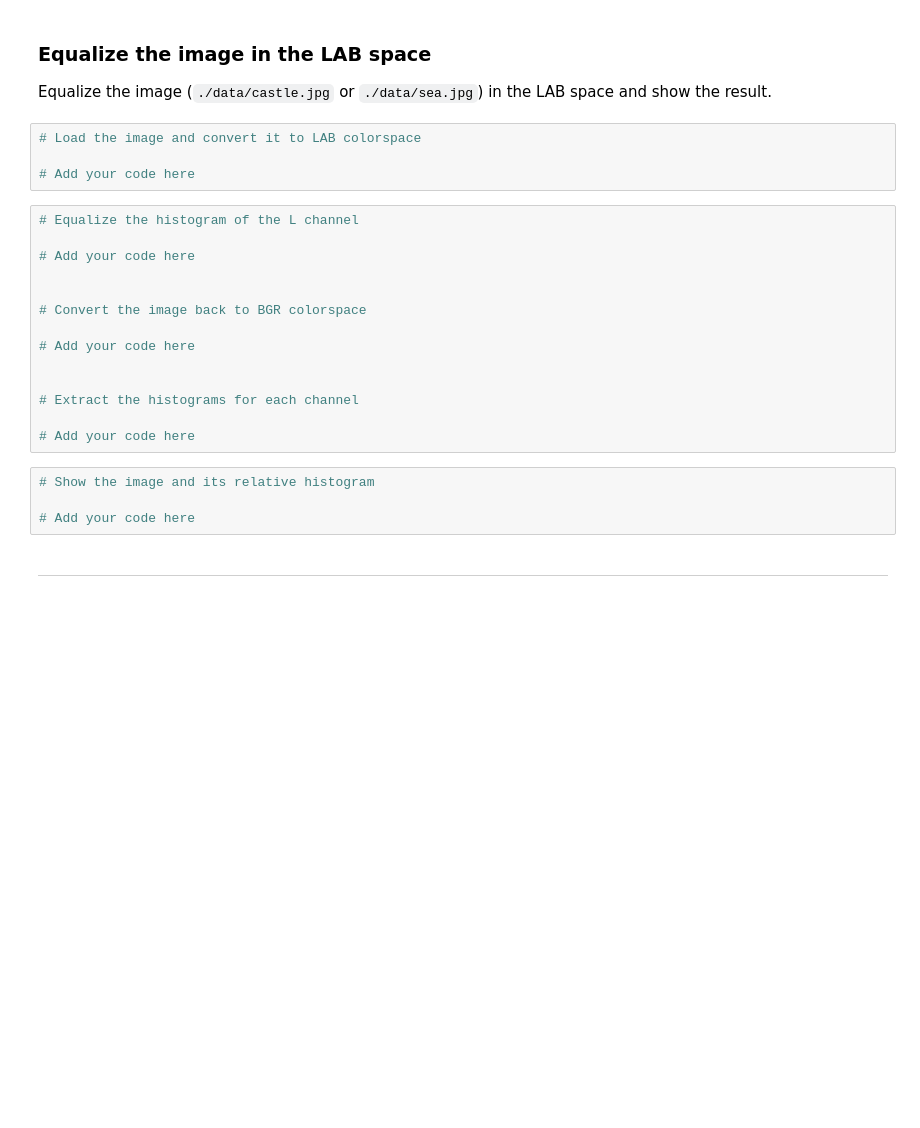
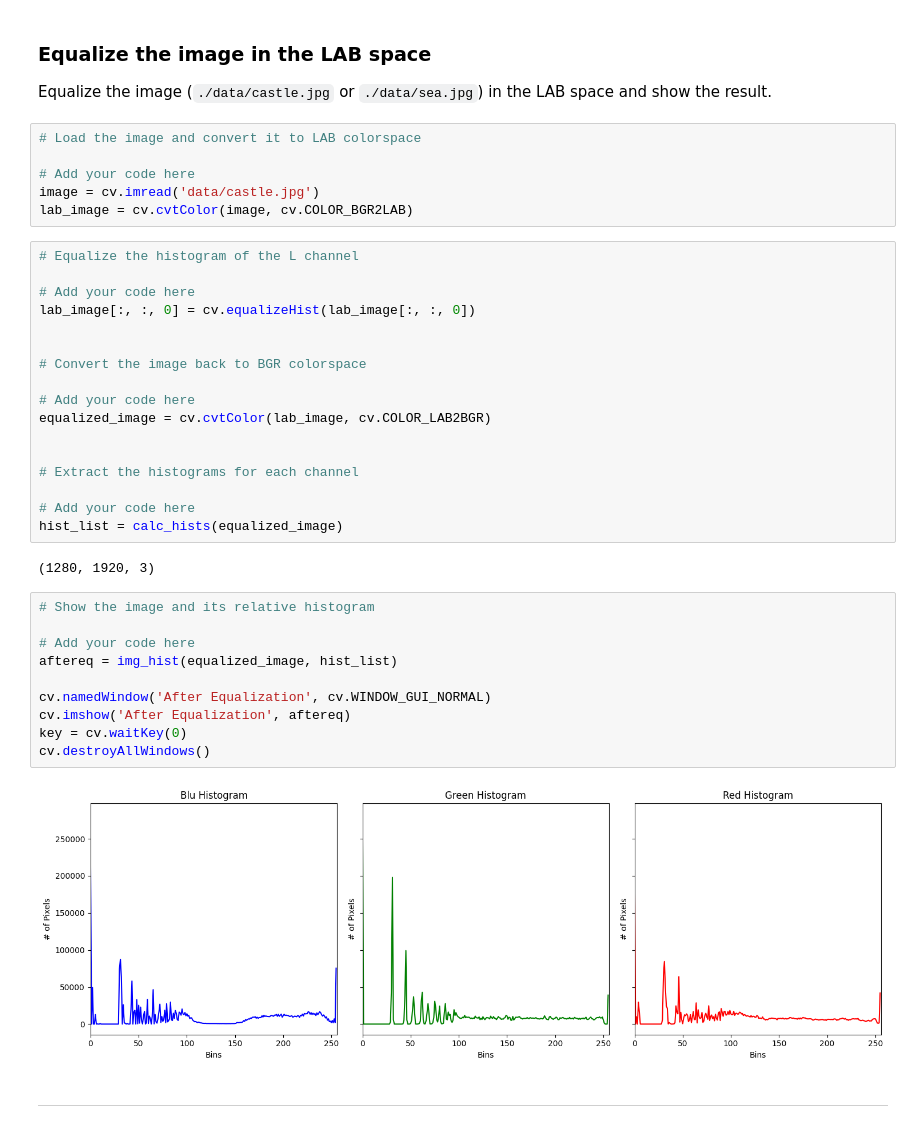
Before and after one commit to giacomocalabria/Lab-Computer-Vision, a Jupyter notebook: lab1/template_lab01.ipynb, the cells around one changed output. Drawn from its saved outputs; the diff is of its cells as text; blank space fills up the shorter version.

```diff
--- a/lab1/template_lab01.ipynb
+++ b/lab1/template_lab01.ipynb
@@ -237,24 +243,39 @@ Equalize the image (`./data/castle.jpg` or `./data/sea.jpg`) in the LAB space an
 # Load the image and convert it to LAB colorspace
 
 # Add your code here
+image = cv.imread('data/castle.jpg')
+lab_image = cv.cvtColor(image, cv.COLOR_BGR2LAB)
 # %%
 # Equalize the histogram of the L channel
 
 # Add your code here
+lab_image[:, :, 0] = cv.equalizeHist(lab_image[:, :, 0])
 
 
 # Convert the image back to BGR colorspace
 
 # Add your code here
+equalized_image = cv.cvtColor(lab_image, cv.COLOR_LAB2BGR)
 
 
 # Extract the histograms for each channel
 
 # Add your code here
+hist_list = calc_hists(equalized_image)
+# %% [output]
+(1280, 1920, 3)
 # %%
 # Show the image and its relative histogram
 
 # Add your code here
+aftereq = img_hist(equalized_image, hist_list)
+
+cv.namedWindow('After Equalization', cv.WINDOW_GUI_NORMAL)
+cv.imshow('After Equalization', aftereq)
+key = cv.waitKey(0)
+cv.destroyAllWindows()
+# %% [output]
+[figure, added]
 # %% [markdown]
 ---
 # %% [markdown]
```
Also changed, not shown: parts of 8 cells of this notebook.
